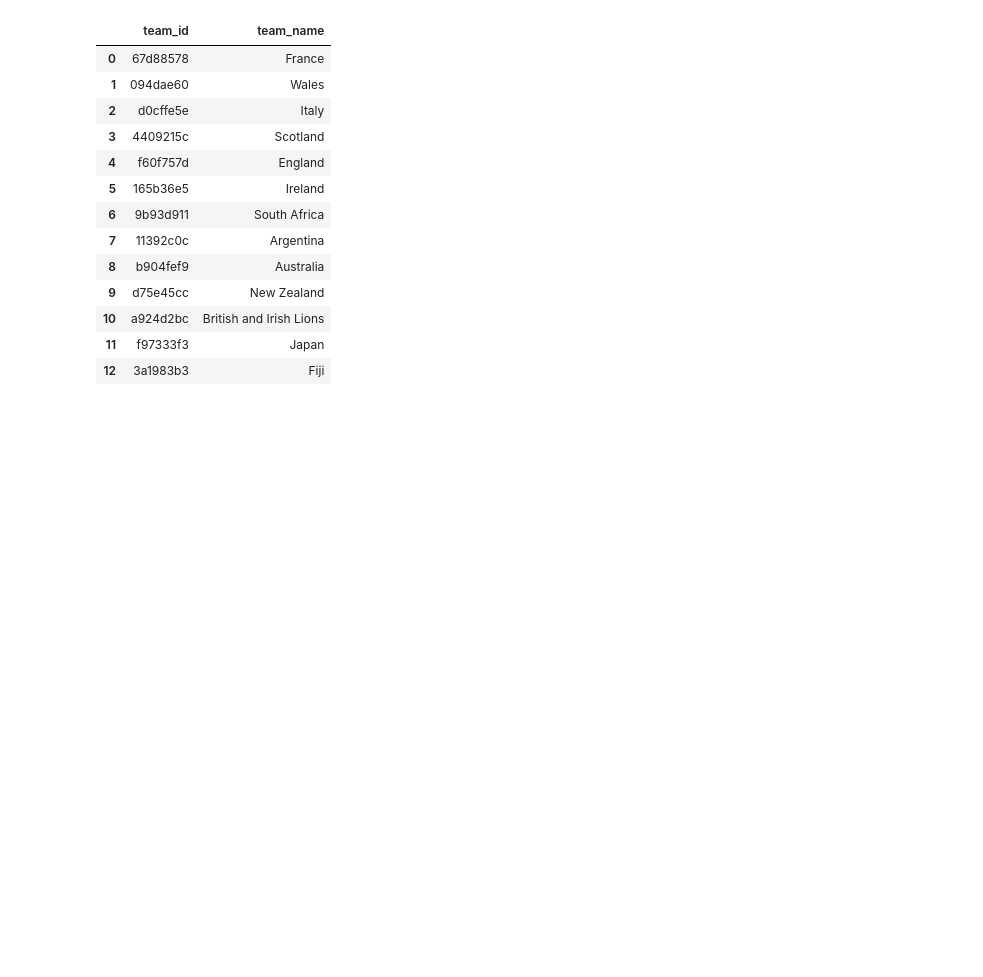
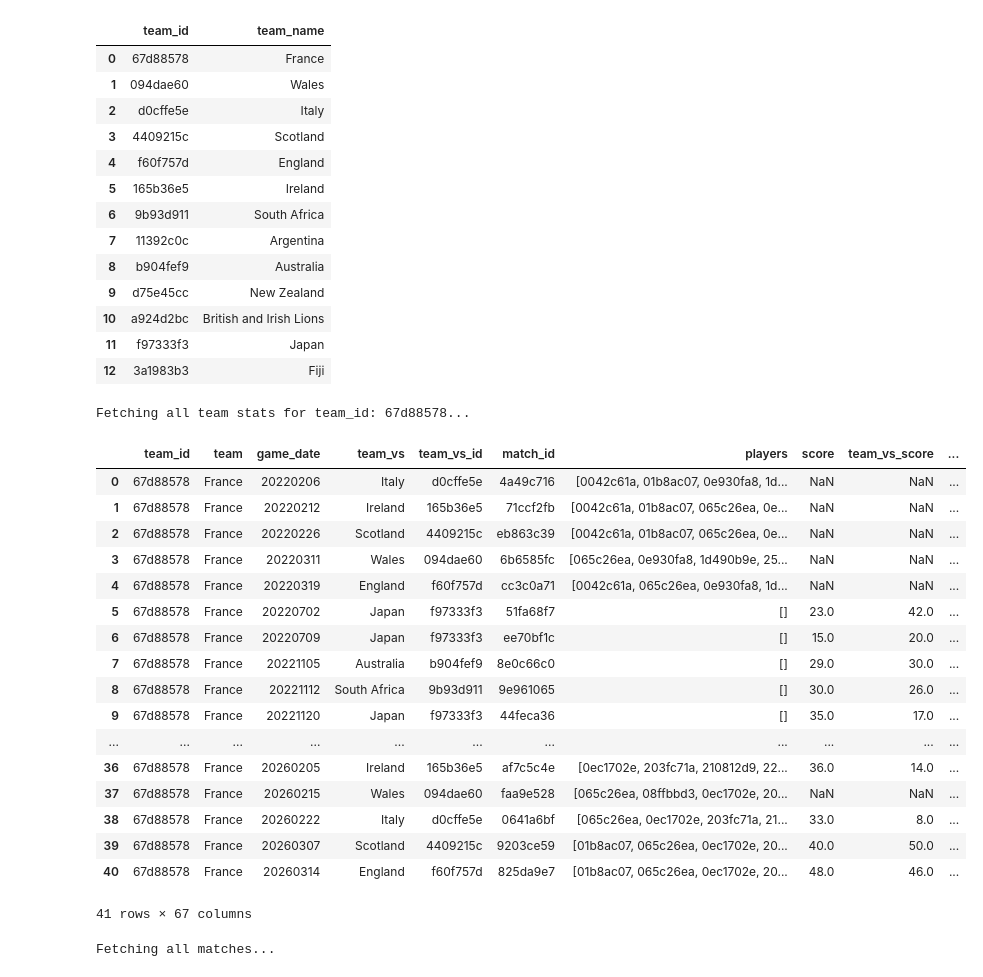
Before and after one commit to mycycler22/ghost_of_eden_park, a Jupyter notebook: rugby_experimental.ipynb, the cells around one changed output. Cells and saved outputs as stored; diff of their text form; code cells hidden in the pictures; blank space fills up the shorter version.

```diff
--- a/rugby_experimental.ipynb
+++ b/rugby_experimental.ipynb
@@ -241,3 +241,36 @@ test_nations
 | 10 | a924d2bc | British and Irish Lions |
 | 11 | f97333f3 | Japan |
 | 12 | 3a1983b3 | Fiji |
+# %%
+france_team_stats = fetch_team_stats(team_id='67d88578')
+
+france_team_stats
+# %% [output]
+Fetching all team stats for team_id: 67d88578...
+|  | team_id | team | game_date | team_vs | team_vs_id | match_id | players | score | team_vs_score | ... |
+| 0 | 67d88578 | France | 20220206 | Italy | d0cffe5e | 4a49c716 | [0042c61a, 01b8ac07, 0e930fa8, 1d... | NaN | NaN | ... |
+| 1 | 67d88578 | France | 20220212 | Ireland | 165b36e5 | 71ccf2fb | [0042c61a, 01b8ac07, 065c26ea, 0e... | NaN | NaN | ... |
+| 2 | 67d88578 | France | 20220226 | Scotland | 4409215c | eb863c39 | [0042c61a, 01b8ac07, 065c26ea, 0e... | NaN | NaN | ... |
+| 3 | 67d88578 | France | 20220311 | Wales | 094dae60 | 6b6585fc | [065c26ea, 0e930fa8, 1d490b9e, 25... | NaN | NaN | ... |
+| 4 | 67d88578 | France | 20220319 | England | f60f757d | cc3c0a71 | [0042c61a, 065c26ea, 0e930fa8, 1d... | NaN | NaN | ... |
+| 5 | 67d88578 | France | 20220702 | Japan | f97333f3 | 51fa68f7 | [] | 23.0 | 42.0 | ... |
+| 6 | 67d88578 | France | 20220709 | Japan | f97333f3 | ee70bf1c | [] | 15.0 | 20.0 | ... |
+| 7 | 67d88578 | France | 20221105 | Australia | b904fef9 | 8e0c66c0 | [] | 29.0 | 30.0 | ... |
+| 8 | 67d88578 | France | 20221112 | South Africa | 9b93d911 | 9e961065 | [] | 30.0 | 26.0 | ... |
+| 9 | 67d88578 | France | 20221120 | Japan | f97333f3 | 44feca36 | [] | 35.0 | 17.0 | ... |
+| ... | ... | ... | ... | ... | ... | ... | ... | ... | ... | ... |
+| 36 | 67d88578 | France | 20260205 | Ireland | 165b36e5 | af7c5c4e | [0ec1702e, 203fc71a, 210812d9, 22... | 36.0 | 14.0 | ... |
+| 37 | 67d88578 | France | 20260215 | Wales | 094dae60 | faa9e528 | [065c26ea, 08ffbbd3, 0ec1702e, 20... | NaN | NaN | ... |
+| 38 | 67d88578 | France | 20260222 | Italy | d0cffe5e | 0641a6bf | [065c26ea, 0ec1702e, 203fc71a, 21... | 33.0 | 8.0 | ... |
+| 39 | 67d88578 | France | 20260307 | Scotland | 4409215c | 9203ce59 | [01b8ac07, 065c26ea, 0ec1702e, 20... | 40.0 | 50.0 | ... |
+| 40 | 67d88578 | France | 20260314 | England | f60f757d | 825da9e7 | [01b8ac07, 065c26ea, 0ec1702e, 20... | 48.0 | 46.0 | ... |
+41 rows × 67 columns
+# %%
+all_matches = fetch_all_matches()
+
+all_matches
+
+tier_1_test_matches = all_matches[all_matches['home_team'].isin(test_nations['team_name']) |
+                                   all_matches['away_team'].isin(test_nations['team_name'])]
+# %% [output]
+Fetching all matches...
```
Also changed, not shown: parts of 1 cell of this notebook.
